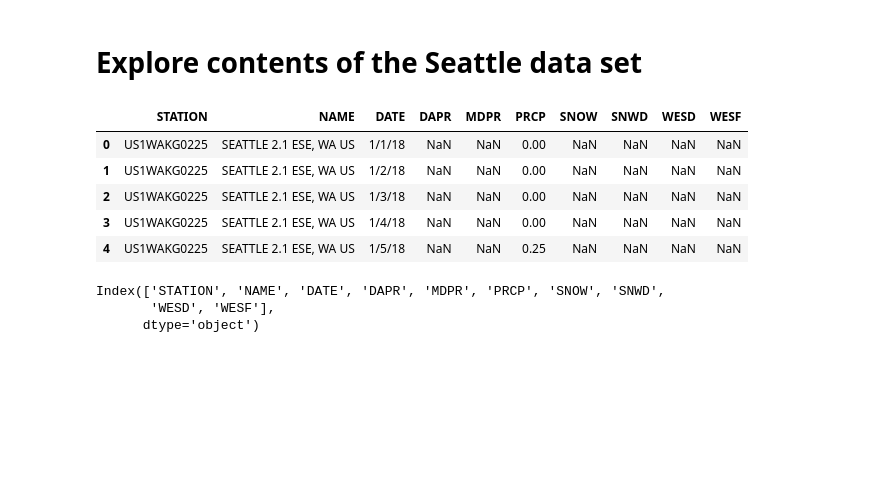
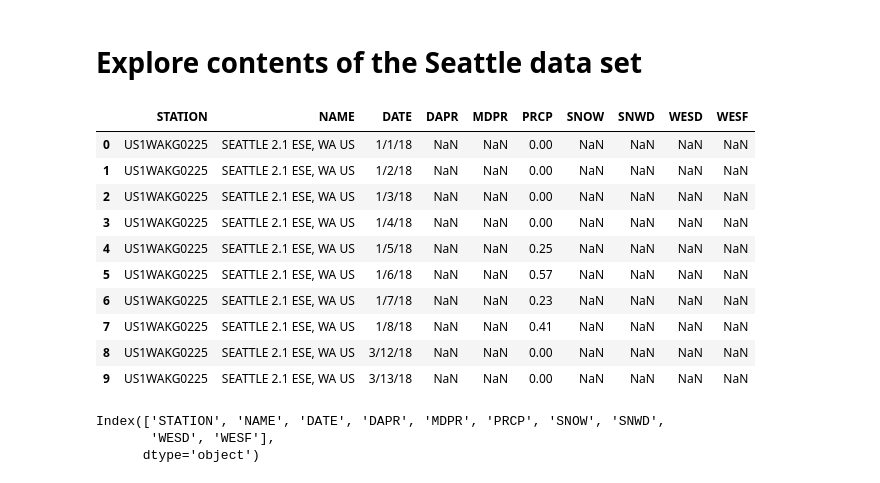
Before and after one commit to Jimmynam0103/Weather, a Jupyter notebook: code/Weather_Data.ipynb, the cells around one changed output. Saved outputs shown, nothing was run; the diff lists cells and outputs as text; code cells hidden in the pictures; blank space fills up the shorter version.

```diff
--- a/code/Weather_Data.ipynb
+++ b/code/Weather_Data.ipynb
@@ -28,17 +30,20 @@ pandas.core.frame.DataFrame
 # %% [markdown]
 # Explore contents of the Seattle data set
 # %%
-
-
 # see the names of the columns and few example values for each column
-df_seattle.head()
+df_seattle.head(10)
 # %% [output]
 |  | STATION | NAME | DATE | DAPR | MDPR | PRCP | SNOW | SNWD | WESD | WESF |
 | 0 | US1WAKG0225 | SEATTLE 2.1 ESE, WA US | 1/1/18 | NaN | NaN | 0.00 | NaN | NaN | NaN | NaN |
 | 1 | US1WAKG0225 | SEATTLE 2.1 ESE, WA US | 1/2/18 | NaN | NaN | 0.00 | NaN | NaN | NaN | NaN |
 | 2 | US1WAKG0225 | SEATTLE 2.1 ESE, WA US | 1/3/18 | NaN | NaN | 0.00 | NaN | NaN | NaN | NaN |
 | 3 | US1WAKG0225 | SEATTLE 2.1 ESE, WA US | 1/4/18 | NaN | NaN | 0.00 | NaN | NaN | NaN | NaN |
 | 4 | US1WAKG0225 | SEATTLE 2.1 ESE, WA US | 1/5/18 | NaN | NaN | 0.25 | NaN | NaN | NaN | NaN |
+| 5 | US1WAKG0225 | SEATTLE 2.1 ESE, WA US | 1/6/18 | NaN | NaN | 0.57 | NaN | NaN | NaN | NaN |
+| 6 | US1WAKG0225 | SEATTLE 2.1 ESE, WA US | 1/7/18 | NaN | NaN | 0.23 | NaN | NaN | NaN | NaN |
+| 7 | US1WAKG0225 | SEATTLE 2.1 ESE, WA US | 1/8/18 | NaN | NaN | 0.41 | NaN | NaN | NaN | NaN |
+| 8 | US1WAKG0225 | SEATTLE 2.1 ESE, WA US | 3/12/18 | NaN | NaN | 0.00 | NaN | NaN | NaN | NaN |
+| 9 | US1WAKG0225 | SEATTLE 2.1 ESE, WA US | 3/13/18 | NaN | NaN | 0.00 | NaN | NaN | NaN | NaN |
 # %%
 # see the columns of each data sets
 df_seattle.columns
```
Also changed, not shown: parts of 29 cells of this notebook.
